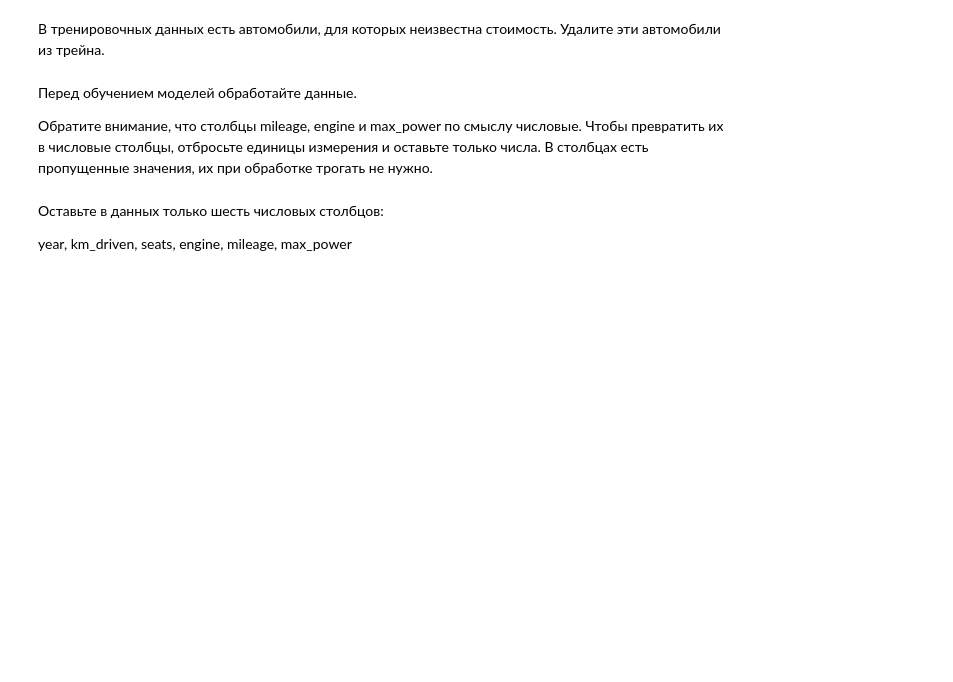
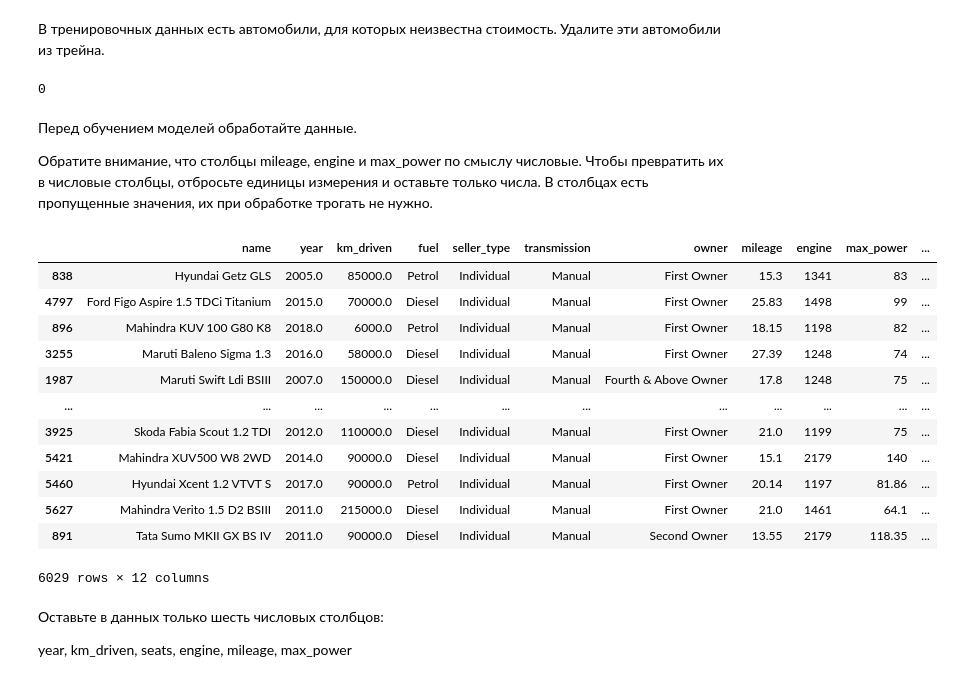
Before and after one commit to Qurbonov-AA/suniy_idrok, a Jupyter notebook: Практическая работа. Деревья решений и случайный лес.ipynb, the cells around one changed output. Cells and saved outputs as stored; diff of their text form; code cells hidden in the pictures; blank space fills up the shorter version.

```diff
--- a/Практическая работа. Деревья решений и случайный лес.ipynb
+++ b/Практическая работа. Деревья решений и случайный лес.ipynb
@@ -43,0 +77,4 @@ test = pd.read_csv("cars_test.csv")
+# %%
+train = train.dropna(subset=["selling_price"])
+train.info()
+#Удаляем пропуски
@@ -48,2 +108,6 @@ test = pd.read_csv("cars_test.csv")
+# %%
+# Ваш код здесь
+from sklearn.model_selection import train_test_split
+X_train, X_test, y_train, y_test = train_test_split(train.drop(columns=["selling_price"]), train["selling_price"], test_size=0.1, random_state=42)
 # %% [markdown]
 В тренировочных данных есть автомобили, для которых неизвестна стоимость. Удалите эти автомобили из трейна.
@@ -51,0 +114,4 @@ test = pd.read_csv("cars_test.csv")
+# %%
+y_train.isna().sum()
+# %% [output]
+0
@@ -58,3 +128,27 @@ test = pd.read_csv("cars_test.csv")
+# %%
+# Ваш код здесь
+#X_train = X_train.dropna(subset=["mileage", "engine", "max_power"])
+X_train["mileage"] = X_train["mileage"].apply(lambda x: x.split()[0] if not pd.isnull(x) else pd.NA)
+X_train["engine"] = X_train["engine"].apply(lambda x: x.split()[0] if not pd.isnull(x) else pd.NA )
+X_train["max_power"] = X_train["max_power"].apply(lambda x: x.split()[0] if not pd.isnull(x) else pd.NA)
+X_test["mileage"] = X_test["mileage"].apply(lambda x: x.split()[0] if not pd.isnull(x) else pd.NA)
+X_test["engine"] = X_test["engine"].apply(lambda x: x.split()[0] if not pd.isnull(x) else pd.NA )
+X_test["max_power"] = X_test["max_power"].apply(lambda x: x.split()[0] if not pd.isnull(x) else pd.NA)
+X_train
+# %% [output]
+|  | name | year | km_driven | fuel | seller_type | transmission | owner | mileage | engine | max_power | ... |
+| 838 | Hyundai Getz GLS | 2005.0 | 85000.0 | Petrol | Individual | Manual | First Owner | 15.3 | 1341 | 83 | ... |
+| 4797 | Ford Figo Aspire 1.5 TDCi Titanium | 2015.0 | 70000.0 | Diesel | Individual | Manual | First Owner | 25.83 | 1498 | 99 | ... |
+| 896 | Mahindra KUV 100 G80 K8 | 2018.0 | 6000.0 | Petrol | Individual | Manual | First Owner | 18.15 | 1198 | 82 | ... |
+| 3255 | Maruti Baleno Sigma 1.3 | 2016.0 | 58000.0 | Diesel | Individual | Manual | First Owner | 27.39 | 1248 | 74 | ... |
+| 1987 | Maruti Swift Ldi BSIII | 2007.0 | 150000.0 | Diesel | Individual | Manual | Fourth & Above Owner | 17.8 | 1248 | 75 | ... |
+| ... | ... | ... | ... | ... | ... | ... | ... | ... | ... | ... | ... |
+| 3925 | Skoda Fabia Scout 1.2 TDI | 2012.0 | 110000.0 | Diesel | Individual | Manual | First Owner | 21.0 | 1199 | 75 | ... |
+| 5421 | Mahindra XUV500 W8 2WD | 2014.0 | 90000.0 | Diesel | Individual | Manual | First Owner | 15.1 | 2179 | 140 | ... |
+| 5460 | Hyundai Xcent 1.2 VTVT S | 2017.0 | 90000.0 | Petrol | Individual | Manual | First Owner | 20.14 | 1197 | 81.86 | ... |
+| 5627 | Mahindra Verito 1.5 D2 BSIII | 2011.0 | 215000.0 | Diesel | Individual | Manual | First Owner | 21.0 | 1461 | 64.1 | ... |
+| 891 | Tata Sumo MKII GX BS IV | 2011.0 | 90000.0 | Diesel | Individual | Manual | Second Owner | 13.55 | 2179 | 118.35 | ... |
+6029 rows × 12 columns
 # %% [markdown]
 Оставьте в данных только шесть числовых столбцов:
 
```
Also changed, not shown: parts of 28 cells of this notebook.
